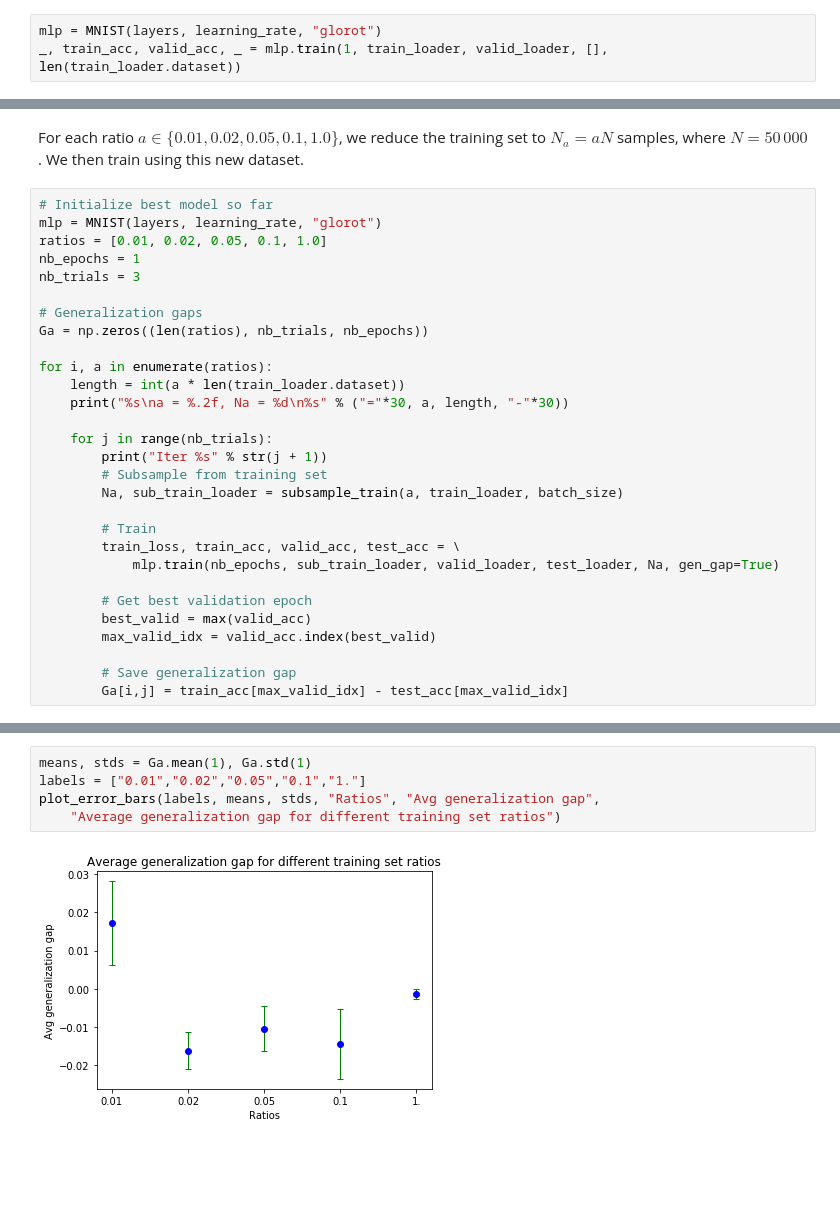
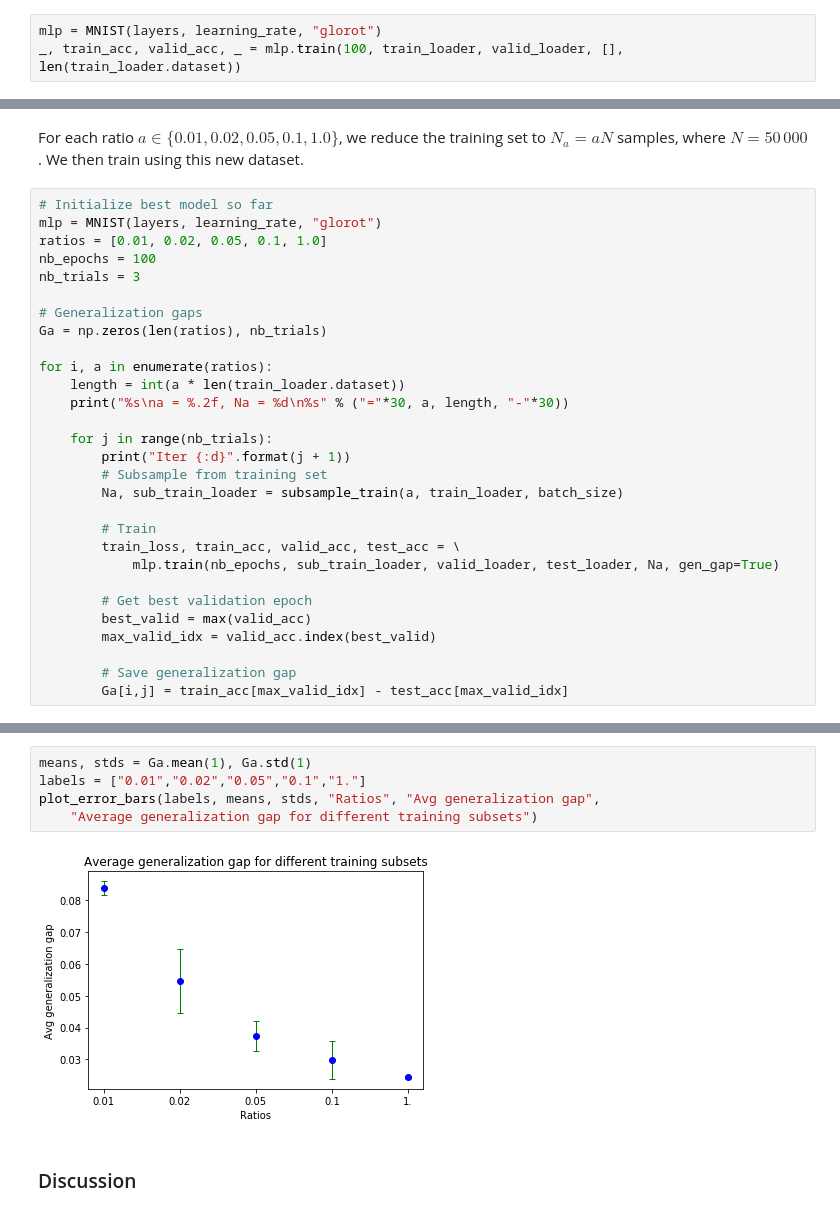
Before and after one commit to joeylitalien/ift6135-a1, a Jupyter notebook: jupyter/problem1_v2.ipynb, the cells around one changed output, grey strips where cells are left out. Cells and saved outputs as stored; diff of their text form; blank space fills up the shorter version.

Commit message:
Done with Q1 output, except discussion parts

```diff
--- a/jupyter/problem1_v2.ipynb
+++ b/jupyter/problem1_v2.ipynb
@@ -71,4 +137,4 @@ plot_per_epoch(glorot_losses, "Avg loss", "Training with Glorot initialization")
 ## Learning Curves
 # %%
 mlp = MNIST(layers, learning_rate, "glorot")
-_, train_acc, valid_acc, _ = mlp.train(1, train_loader, valid_loader, [], len(train_loader.dataset))
+_, train_acc, valid_acc, _ = mlp.train(100, train_loader, valid_loader, [], len(train_loader.dataset))
@@ -98,18 +210,18 @@ For each ratio $a \in \{0.01, 0.02, 0.05, 0.1, 1.0\}$, we reduce the training se
 # Initialize best model so far
 mlp = MNIST(layers, learning_rate, "glorot")
 ratios = [0.01, 0.02, 0.05, 0.1, 1.0]
-nb_epochs = 1
+nb_epochs = 100
 nb_trials = 3
 
 # Generalization gaps
-Ga = np.zeros((len(ratios), nb_trials, nb_epochs))
+Ga = np.zeros(len(ratios), nb_trials)
 
 for i, a in enumerate(ratios):
     length = int(a * len(train_loader.dataset))
     print("%s\na = %.2f, Na = %d\n%s" % ("="*30, a, length, "-"*30))
 
     for j in range(nb_trials):
-        print("Iter %s" % str(j + 1))
+        print("Iter {:d}".format(j + 1))
         # Subsample from training set
         Na, sub_train_loader = subsample_train(a, train_loader, batch_size)
 
@@ -144,7 +256,9 @@ Training done! Elapsed time: 0:00:06
 # %%
 means, stds = Ga.mean(1), Ga.std(1)
 labels = ["0.01","0.02","0.05","0.1","1."]
 plot_error_bars(labels, means, stds, "Ratios", "Avg generalization gap",
-    "Average generalization gap for different training set ratios")
+    "Average generalization gap for different training subsets")
 # %% [output]
-[figure, old version]
+[figure, new version]
+# %% [markdown]
+### Discussion
```
Also changed, not shown: parts of 18 cells of this notebook.
